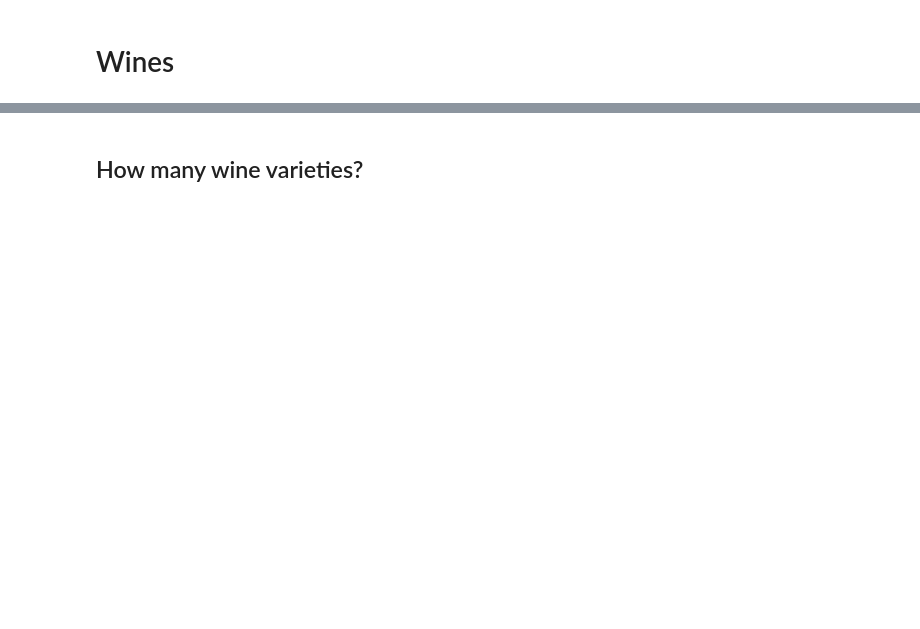
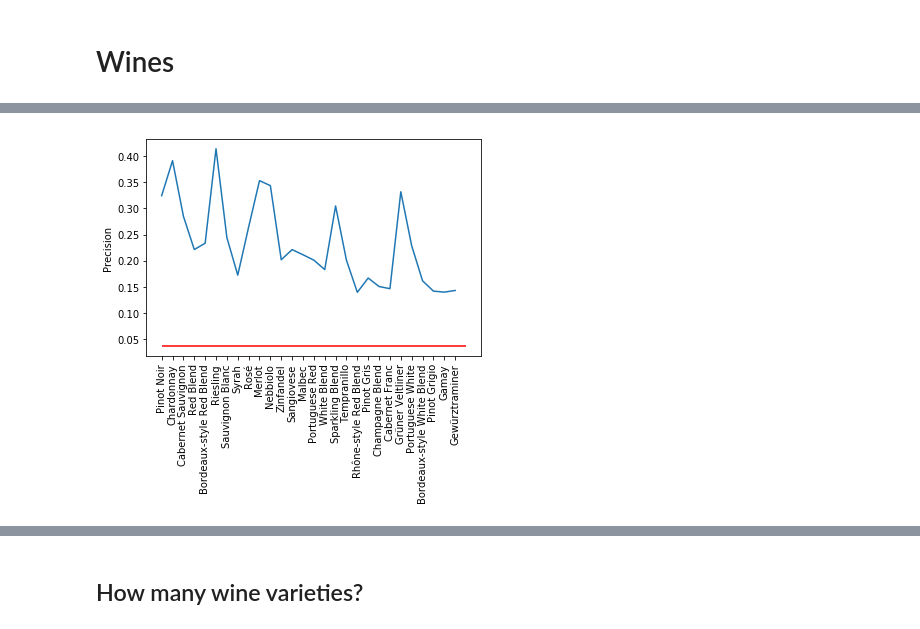
Before and after one commit to josarago/Insight, a Jupyter notebook: wines.ipynb, the cells around one changed output, grey strips where cells are left out. Cells and saved outputs as stored; diff of their text form; code cells hidden in the pictures; blank space fills up the shorter version.

```diff
--- a/wines.ipynb
+++ b/wines.ipynb
@@ -46,0 +341,8 @@ wines = pd.read_csv("winemag-data-130k-v2.csv", index_col=0)
+# %%
+plt.plot(norm_conf_mat.diagonal())
+plt.hlines(1/len(column_most_frequent), xmin=0, xmax=len(column_most_frequent), colors='r')
+plt.xticks(range(0,len(column_most_frequent)), column_most_frequent.index.tolist(), rotation='vertical')
+plt.ylabel('Precision')
+plt.show()
+# %% [output]
+[figure, added]
```
Also changed, not shown: parts of 123 cells of this notebook, 8 other files.
